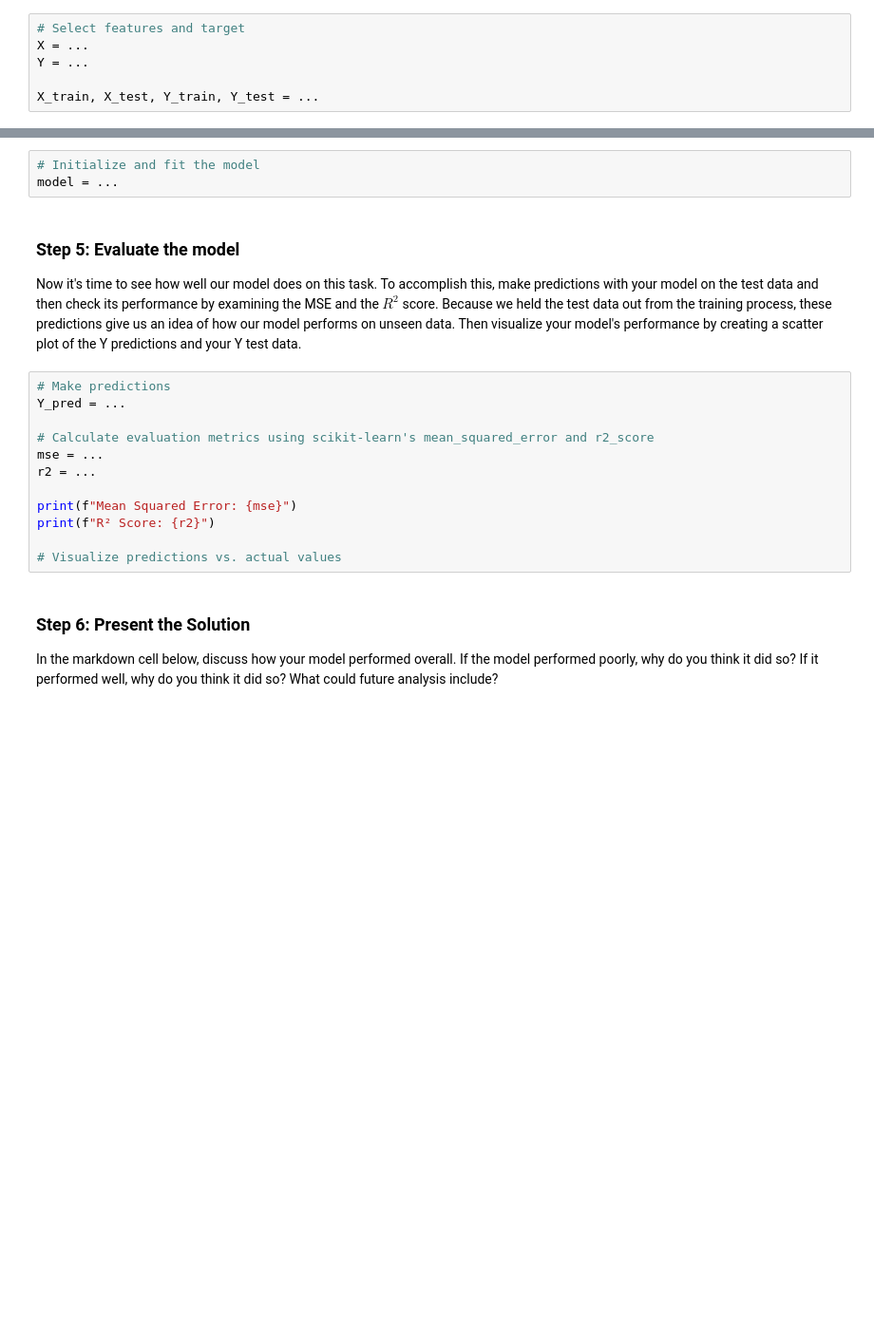
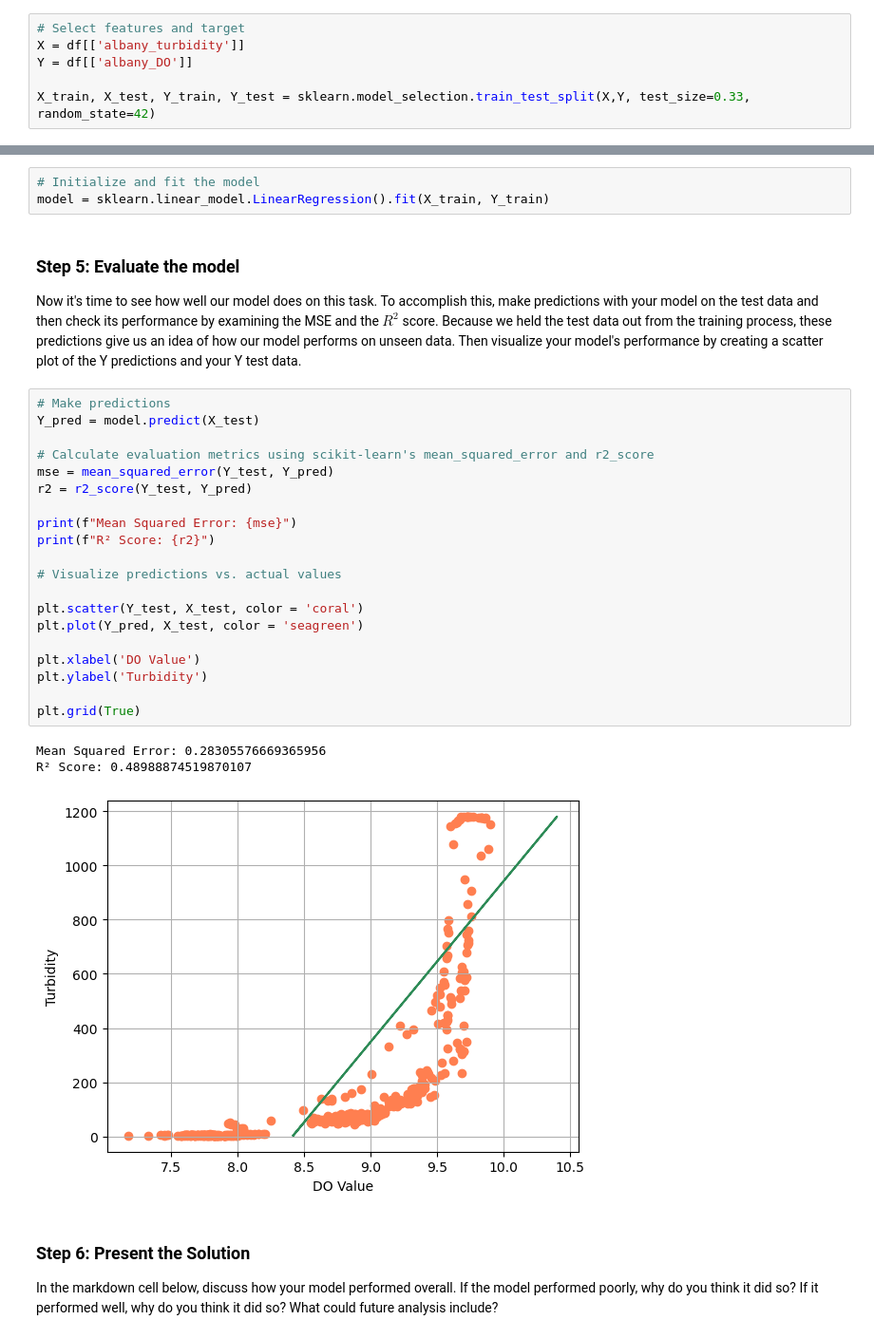
Before and after one commit to jorb1/EDS232-labs, a Jupyter notebook: Week1/Lab1-hurricane.ipynb, the cells around one changed output, grey strips where cells are left out. Shown: that part at 95% size. Cells and saved outputs as stored; diff of their text form; blank space fills up the shorter version.

```diff
--- a/Week1/Lab1-hurricane.ipynb
+++ b/Week1/Lab1-hurricane.ipynb
@@ -124,10 +124,10 @@ Select your data such that `albany_turbidity` is your feature or independent var
  **Use a test size of 0.33 and a random state of 42**.
 # %%
 # Select features and target
-X = ...
-Y = ...
+X = df[['albany_turbidity']]
+Y = df[['albany_DO']]
 
-X_train, X_test, Y_train, Y_test = ...
+X_train, X_test, Y_train, Y_test = sklearn.model_selection.train_test_split(X,Y, test_size=0.33, random_state=42)
 # %% [markdown]
 ### Step 4: Select your model
 
@@ -136,23 +136,35 @@ We are going to use linear regression to predict the turbidity in Albany. Is lin
 *Your answer here*.
 # %%
 # Initialize and fit the model
-model = ...
+model = sklearn.linear_model.LinearRegression().fit(X_train, Y_train)
 # %% [markdown]
 ### Step 5: Evaluate the model
 
 Now it's time to see how well our model does on this task.  To accomplish this, make predictions with your model on the test data and then check its performance by examining the MSE and the $R^2$ score. Because we held the test data out from the training process, these predictions give us an idea of how our model performs on unseen data. Then visualize your model's performance by creating a scatter plot of the Y predictions and your Y test data.
 # %%
 # Make predictions
-Y_pred = ...
+Y_pred = model.predict(X_test)
 
 # Calculate evaluation metrics using scikit-learn's mean_squared_error and r2_score
-mse = ...
-r2 = ...
+mse = mean_squared_error(Y_test, Y_pred)
+r2 = r2_score(Y_test, Y_pred)
 
 print(f"Mean Squared Error: {mse}")
 print(f"R² Score: {r2}")
 
 # Visualize predictions vs. actual values
+
+plt.scatter(Y_test, X_test, color = 'coral')
+plt.plot(Y_pred, X_test, color = 'seagreen')
+
+plt.xlabel('DO Value')
+plt.ylabel('Turbidity')
+
+plt.grid(True)
+# %% [output]
+Mean Squared Error: 0.28305576669365956
+R² Score: 0.48988874519870107
+[figure, added]
 # %% [markdown]
 ### Step 6:  Present the Solution
 In the markdown cell below, discuss how your model performed overall. If the model performed poorly, why do you think it did so? If it performed well, why do you think it did so? What could future analysis include?
```
